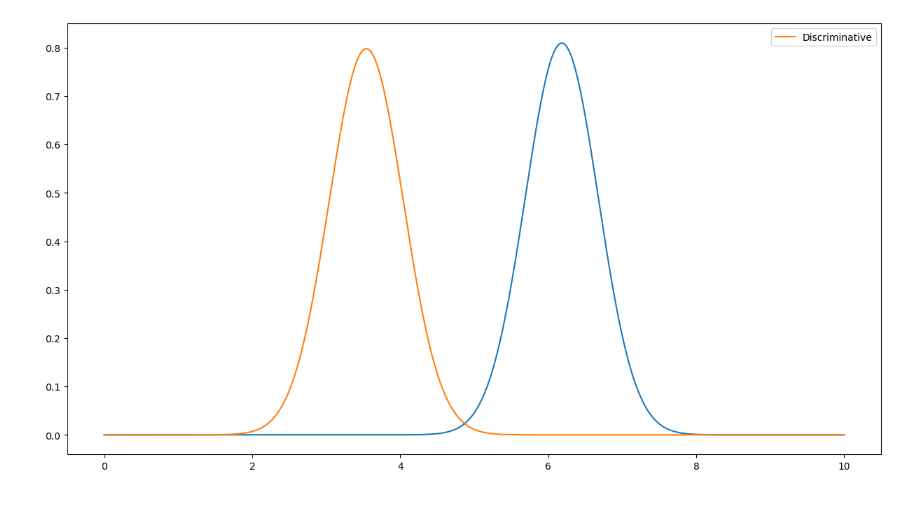
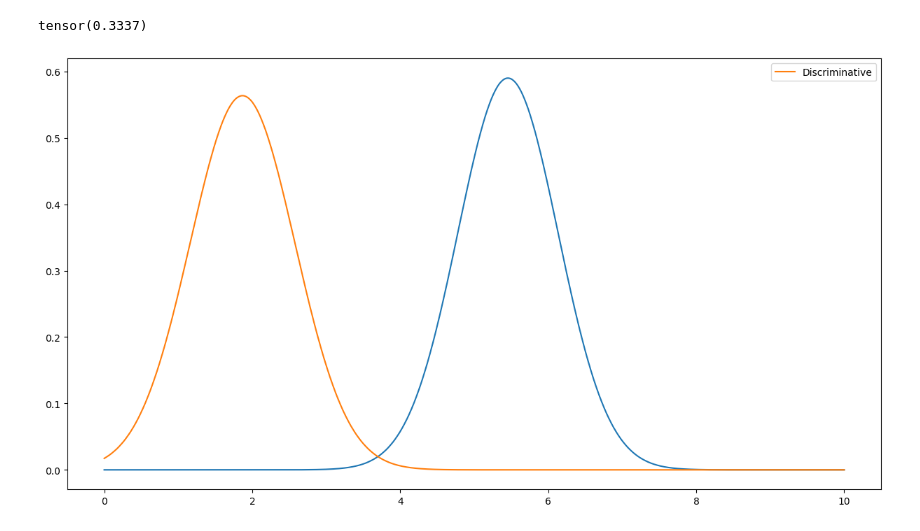
Before and after one commit to ElouanARGOUARCH/models, a Jupyter notebook: Untitled.ipynb, the cells around one changed output. Saved outputs shown, nothing was run; the diff lists cells and outputs as text; code cells hidden in the pictures.

```diff
--- a/Untitled.ipynb
+++ b/Untitled.ipynb
@@ -4,15 +4,24 @@ import matplotlib.pyplot as plt
 from regressor import *
 from utils import *
 
-mu_X =torch.tensor(6.)
+mu_X =torch.tensor(5.)
 sigma2_X =torch.tensor(3.)
+prior_dataset = torch.distributions.Normal(torch.tensor(0.),torch.tensor(.5))
 prior = torch.distributions.Normal(mu_X, torch.sqrt(sigma2_X))
-n_D = 500000
-DX =torch.linspace(-1,1, n_D)
-sigma2_simulateur = torch.tensor(0.25)
+n_D = 20000
+DX =prior_dataset.sample([n_D])
+sigma2_simulateur = torch.tensor(.5)
 simulateur= lambda x: 1*x + torch.randn(x.shape[0])*torch.sqrt(sigma2_simulateur)
+DY = simulateur(DX)
 
-DY = simulateur(DX)
+DX2 =prior_dataset.sample([n_D])
+simulateur= lambda x: 1*x + torch.randn(x.shape[0])*torch.sqrt(sigma2_simulateur)
+DY2 = simulateur(DX2)
+
+plt.hist(DX.numpy(),bins=200, density = True)
+plt.show()
+plt.hist(DY.numpy(),bins=200, density = True)
+plt.show()
 
 x0 = prior.sample()
 x0 = torch.tensor([6.])
@@ -38,12 +49,13 @@ x0 =  6.0
 # %%
 tt = torch.linspace(0,10,5000)
 blr_gen = generative_bayesian_linear_regression(sigma2_simulateur, mu_X, sigma2_X, torch.tensor(0.), torch.tensor(1.))
 plot_1d_unormalized_values(torch.exp(blr_gen.x0_given_y0_D_marginal_log_posterior(tt, y0, DX, DY)),tt, show = False, figsize=(15,8))
 blr_dis = discriminative_bayesian_linear_regression(sigma2_simulateur, mu_X, sigma2_X, torch.tensor(0.), torch.tensor(1.))
-mean, sigma2= blr.compute_x0_given_y0_D_moments(y0, DX, DY)
+mean, sigma2= blr_dis.compute_x0_given_y0_D_moments(y0, DX, DY)
 posterior_predictive=torch.distributions.Normal(mean, torch.sqrt(sigma2))
 plt.plot(tt, torch.exp(posterior_predictive.log_prob(tt)), label = 'Discriminative')
 plt.legend()
 plt.show()
 # %% [output]
+tensor(0.3337)
-[figure, old version]
+[figure, new version]
```
Also changed, not shown: parts of 4 cells of this notebook.
